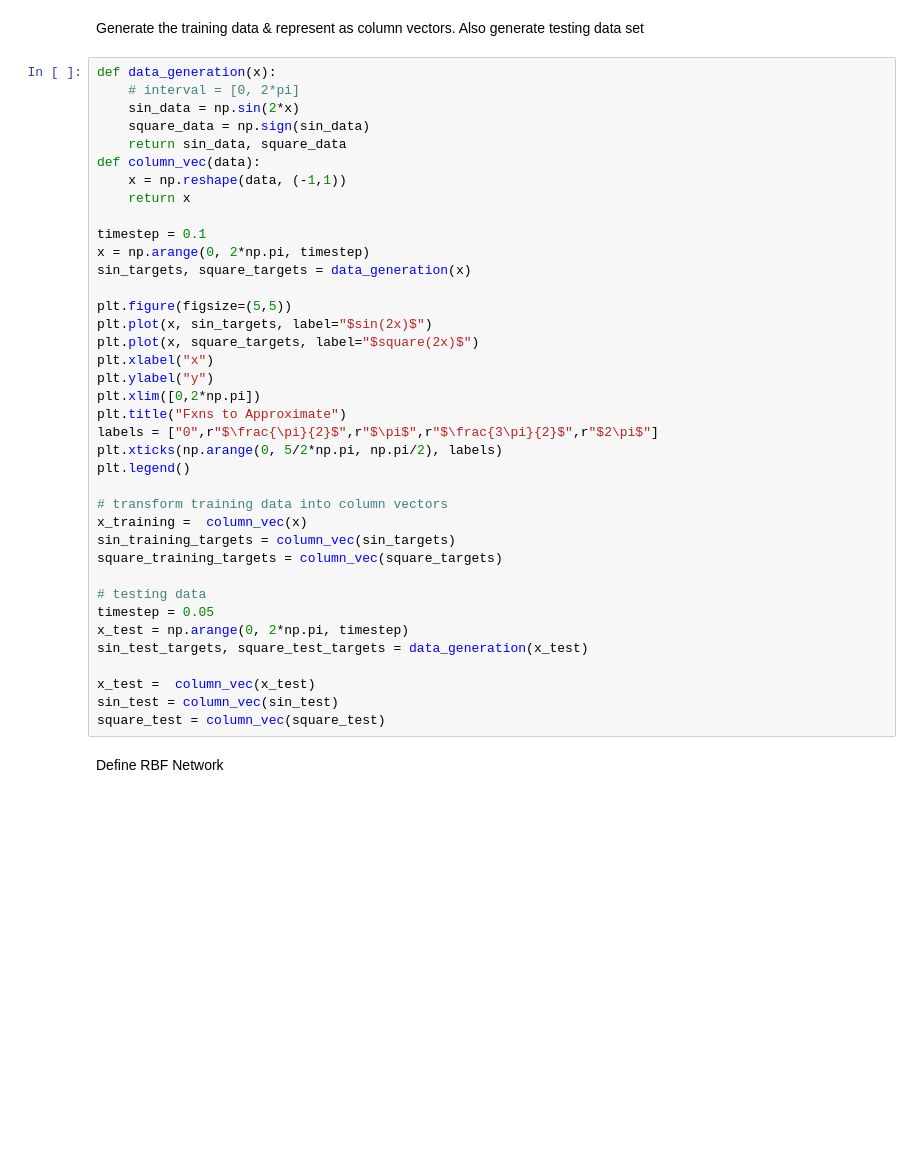
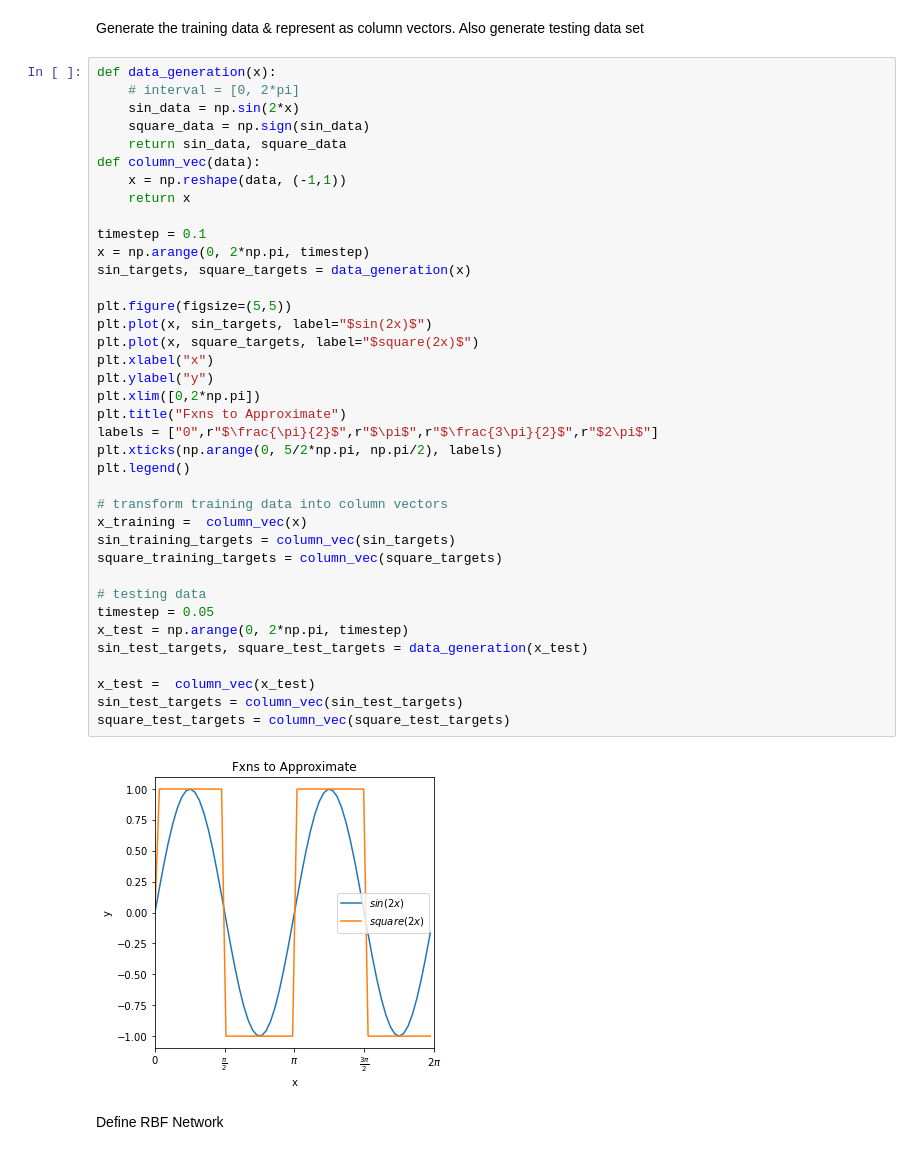
Before and after one commit to NiravSurajlal/KTH-Work, a Jupyter notebook: DD2437HT201 (ANN)/Assignment2/Assignment2.ipynb, the cells around one changed output. Saved outputs shown, nothing was run; the diff lists cells and outputs as text; blank space fills up the shorter version.

```diff
--- a/DD2437HT201 (ANN)/Assignment2/Assignment2.ipynb
+++ b/DD2437HT201 (ANN)/Assignment2/Assignment2.ipynb
@@ -20,35 +20,37 @@ def data_generation(x):
 def column_vec(data):
     x = np.reshape(data, (-1,1))
     return x
 
 timestep = 0.1
 x = np.arange(0, 2*np.pi, timestep)
 sin_targets, square_targets = data_generation(x)
 
 plt.figure(figsize=(5,5))
 plt.plot(x, sin_targets, label="$sin(2x)$")
 plt.plot(x, square_targets, label="$square(2x)$")
 plt.xlabel("x")
 plt.ylabel("y")
 plt.xlim([0,2*np.pi])
 plt.title("Fxns to Approximate")
 labels = ["0",r"$\frac{\pi}{2}$",r"$\pi$",r"$\frac{3\pi}{2}$",r"$2\pi$"]
 plt.xticks(np.arange(0, 5/2*np.pi, np.pi/2), labels)
 plt.legend()
 
 # transform training data into column vectors
 x_training =  column_vec(x)
 sin_training_targets = column_vec(sin_targets)
 square_training_targets = column_vec(square_targets)
 
 # testing data
 timestep = 0.05
 x_test = np.arange(0, 2*np.pi, timestep)
 sin_test_targets, square_test_targets = data_generation(x_test)
 
 x_test =  column_vec(x_test)
-sin_test = column_vec(sin_test)
-square_test = column_vec(square_test)
+sin_test_targets = column_vec(sin_test_targets)
+square_test_targets = column_vec(square_test_targets)
+# %% [output]
+[figure, added]
 # %% [markdown]
 Define RBF Network
 # %%
```
Also changed, not shown: parts of 12 cells of this notebook.
